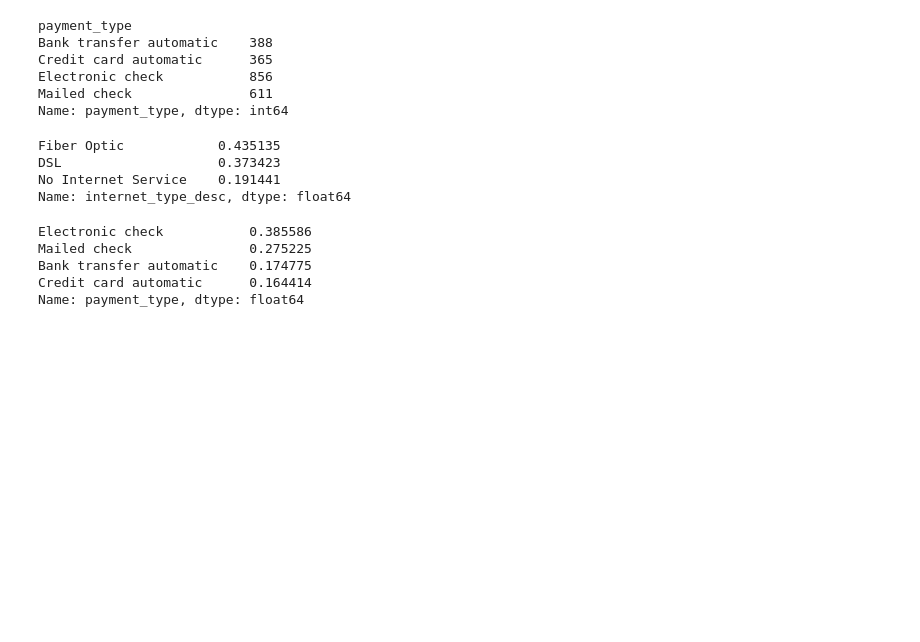
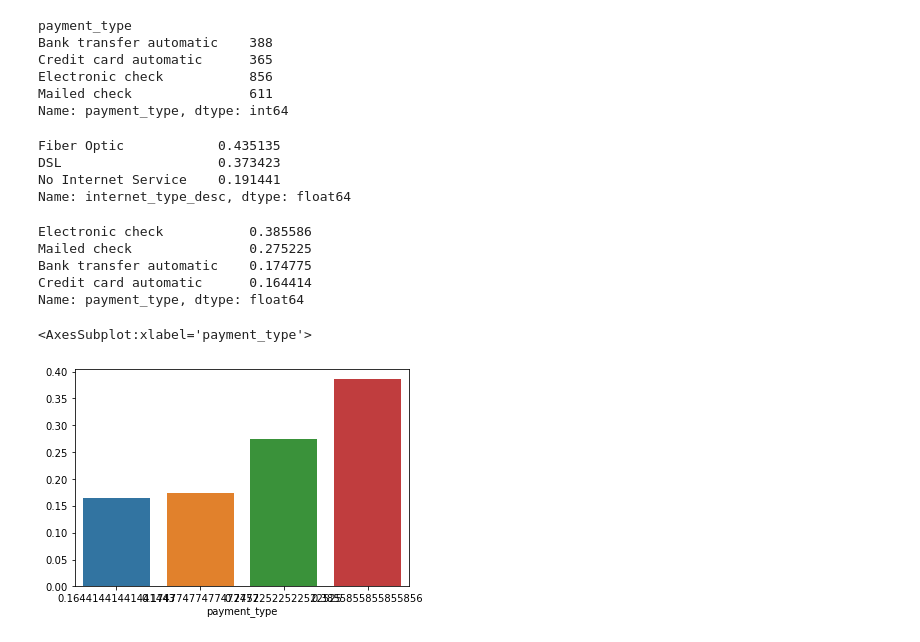
Before and after one commit to Brooke-Holyoak/numpy-pandas-visualization-exercises, a Jupyter notebook: telco_viz1_project.ipynb, the cells around one changed output. Cells and saved outputs as stored; diff of their text form; code cells hidden in the pictures; blank space fills up the shorter version.

```diff
--- a/telco_viz1_project.ipynb
+++ b/telco_viz1_project.ipynb
@@ -273,10 +271,16 @@ DSL                    0.373423
 No Internet Service    0.191441
 Name: internet_type_desc, dtype: float64
 # %%
-mtm_not_churned.payment_type.value_counts(normalize = True)
+s1 = mtm_not_churned.payment_type.value_counts(normalize = True)
+s1
 # %% [output]
 Electronic check           0.385586
 Mailed check               0.275225
 Bank transfer automatic    0.174775
 Credit card automatic      0.164414
 Name: payment_type, dtype: float64
+# %%
+sns.barplot(s1.index, s1.values, data = s1)
+# %% [output]
+<AxesSubplot:xlabel='payment_type'>
+[figure, added]
```
Also changed, not shown: parts of 11 cells of this notebook.
